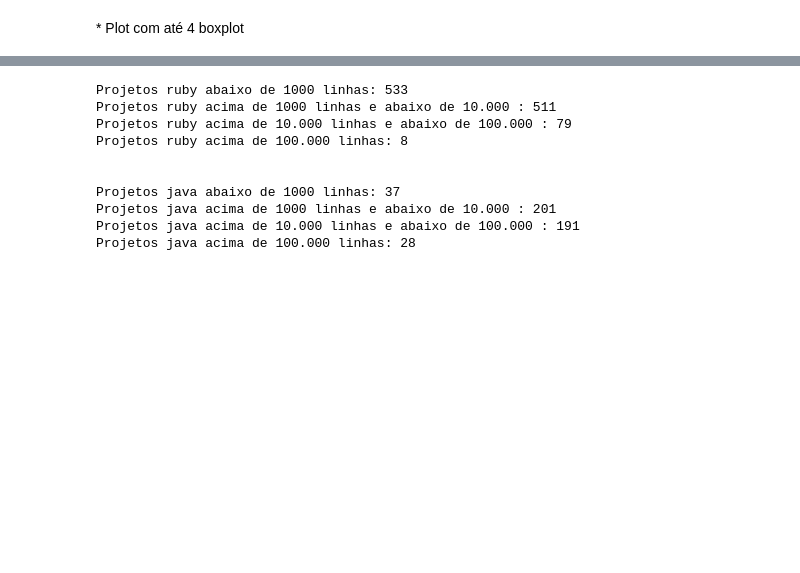
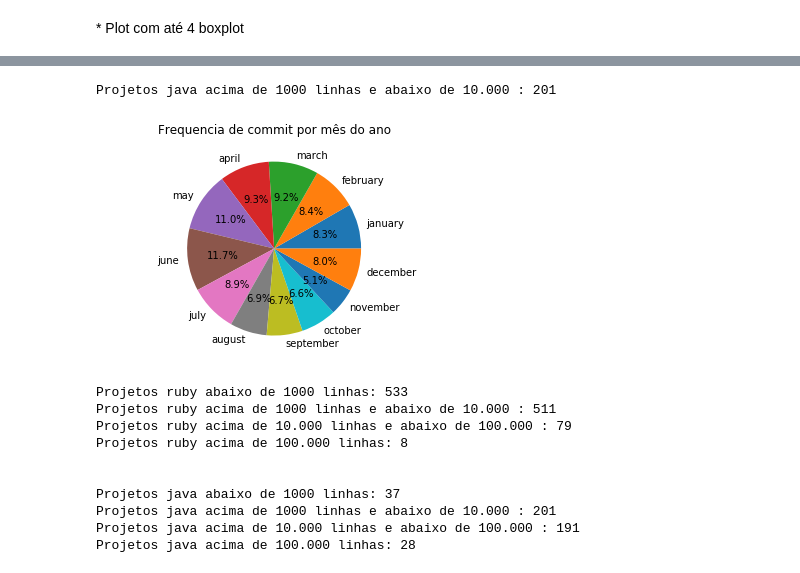
Before and after one commit to wagnernegrao/ci-analysis, a Jupyter notebook: ci_analysis.ipynb, the cells around one changed output, grey strips where cells are left out. Drawn from its saved outputs; the diff is of its cells as text; code cells hidden in the pictures; blank space fills up the shorter version.

Commit message:
new actualization of frequency for month

```diff
--- a/ci_analysis.ipynb
+++ b/ci_analysis.ipynb
@@ -297,3 +289,11 @@ Monday: 729 commits
+# %%
+dataframe = size_project('java', 2)
+
+january, february, march, april, may, june, july, august, september, october, november, december = month_frequency(dataframe)
+plot_graphic_m(january, february, march, april, may, june, july, august, september, october, november, december)
+# %% [output]
+Projetos java acima de 1000 linhas e abaixo de 10.000 : 201
+[figure, added]
 # %%
 language_name = ['java', 'ruby', 'javascript'] #Linguagens presentes
 
```
Also changed, not shown: parts of 18 cells of this notebook.
